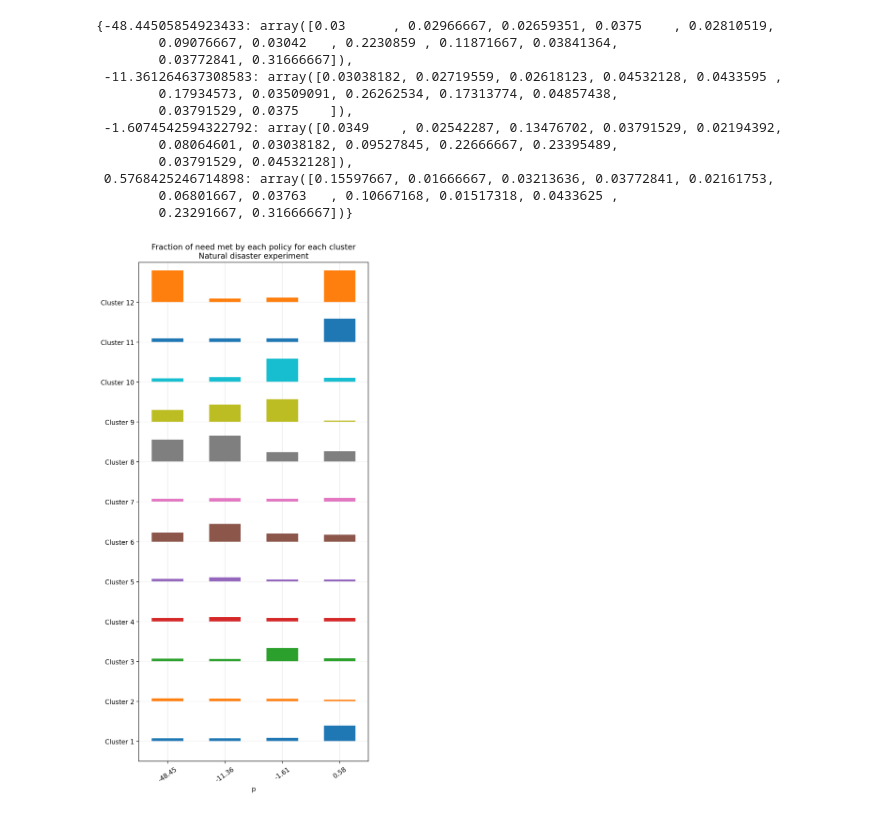
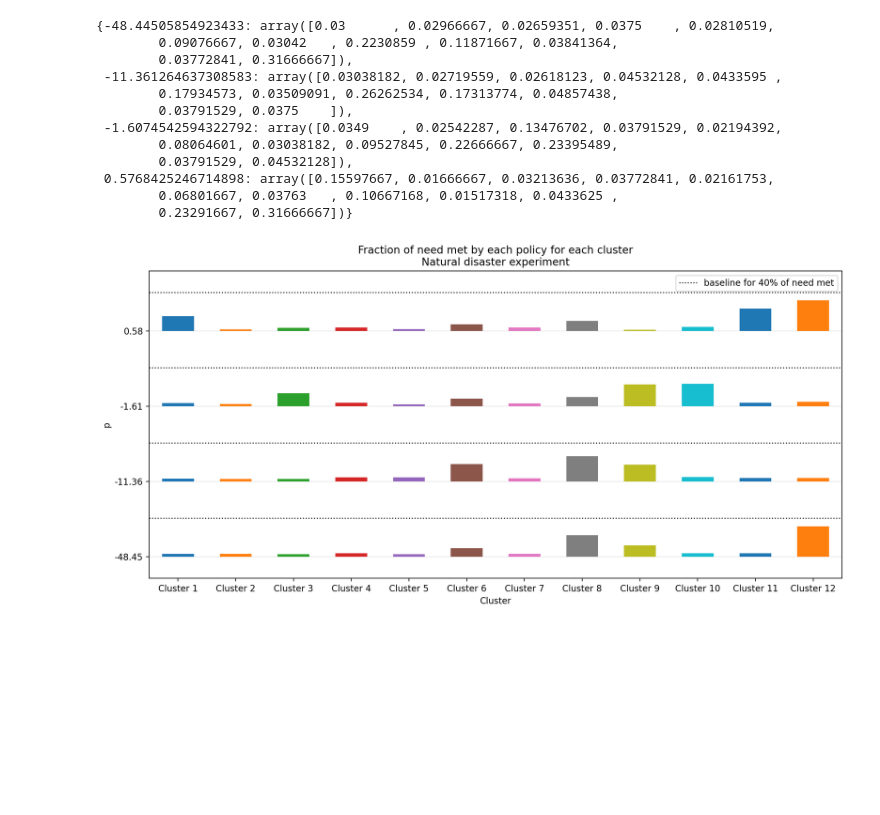
Before and after one commit to jaimoondra/approximation-portfolios-for-rl, a Jupyter notebook: notebooks/natural_disaster/visualize_portfolio.ipynb, the cells around one changed output. Drawn from its saved outputs; the diff is of its cells as text; code cells hidden in the pictures; blank space fills up the shorter version.

Commit message:
Resolve: take remote version of compute_portfolios.ipynb; update related files

```diff
--- a/notebooks/natural_disaster/visualize_portfolio.ipynb
+++ b/notebooks/natural_disaster/visualize_portfolio.ipynb
@@ -63,58 +75,69 @@ line_search_portfolio
         0.06801667, 0.03763   , 0.10667168, 0.01517318, 0.0433625 ,
         0.23291667, 0.31666667])}
 # %%
-# Plot
+# --- reshape for plotting ---
+p_vals = list(line_search_portfolio.keys())
+m = len(p_vals)                       # number of p's (now y-axis)
+n = len(next(iter(line_search_portfolio.values())))  # clusters (now x-axis)
 
-# --- reshape for plotting ---
-# Use evenly spaced x positions; keep original p values only as labels.
-p_vals = list(line_search_portfolio.keys())
-m = len(p_vals)                       # number of p's (columns)
-n = len(next(iter(line_search_portfolio.values())))  # clusters (rows)
+need_met_bl = .4
 
 # values[i, j] = value for Cluster i at p index j
 values = np.column_stack([line_search_portfolio[p] for p in p_vals])
 vmax = values.max()
 
-fig, ax = plt.subplots(figsize=(6, 12))
+fig, ax = plt.subplots(figsize=(12, 6))  # wide for clusters on x-axis
 
-row_h = 1.0            # vertical space per cluster row
-bar_w = 0.55           # width of each little bar (fixed)
+row_spacing = 0.7  # < 1 means less vertical space between p-values
+col_w = 0.55          # width of each vertical bar
+x0 = 0.0
 y0 = 0.0
-ax.set_xlim(-0.5, m - 0.5)
-ax.set_ylim(y0, y0 + n + 0.5)
+ax.set_xlim(-0.5, n - 0.5)
+height_scale = 0.9  # same factor you use for bar height
+ax.set_ylim(-0.2, (m - 1) * row_spacing + need_met_bl * height_scale + 0.2)
 
-# color per cluster (consistent across columns)
+# color per cluster (consistent across p-values)
 cmap = plt.get_cmap('tab10')
 cluster_colors = [cmap(i % 10) for i in range(n)]
 
-# draw bars
-for i in range(n):                 # cluster index (row)
-    y_center = y0 + i + 0.5
-    for j in range(m):             # p index (column)
-        x_center = j
-        h = (values[i, j] / vmax) * (row_h * 0.8)   # height proportional to value
+# draw vertical bars
+for j in range(m):  # p index
+    for i in range(n):  # cluster index
+        x_center = i
+        y_base = j * row_spacing
+        h = values[i, j] * height_scale
         rect = Rectangle(
-            (x_center - bar_w / 2, y_center),  # bottom-left
-            bar_w, h,
+            (x_center - col_w / 2, y_base),  # bottom-left
+            col_w, h,
             facecolor=cluster_colors[i],
             edgecolor='none'
         )
         ax.add_patch(rect)
 
-ax.set_yticks([y0 + i + 0.5 for i in range(n)])
-ax.set_yticklabels([f"Cluster {i+1}" for i in range(n)])
-ax.set_xticks(range(m))
-ax.set_xticklabels([f"{p:.2f}" for p in p_vals], rotation=35)
+# ticks/labels
+ax.set_xticks(range(n))
+ax.set_xticklabels([f"Cluster {i+1}" for i in range(n)])
+ax.set_yticks([j * row_spacing for j in range(m)])
+ax.set_yticklabels([f"{p:.2f}" for p in p_vals])
 
-ax.set_xlabel("p")
+ax.set_ylabel("p")
+ax.set_xlabel("Cluster")
 ax.set_title("Fraction of need met by each policy for each cluster\nNatural disaster experiment")
 
-# light vertical guides
+# horizontal guides and dotted baselines
 for j in range(m):
-    ax.axvline(j, color='0.9', lw=0.8, zorder=0)
-ax.grid(axis='y', color='0.95')
+    y_base = j * row_spacing
+    ax.axhline(y_base, color='0.9', lw=0.8, zorder=0)
+    ax.hlines(y_base + need_met_bl * height_scale, -0.5, n - 0.5,
+              linestyles='dotted', colors='k', lw=1.2, zorder=5)
+
+# legend
+baseline_label = f"baseline for {need_met_bl*100:.0f}% of need met"
+baseline_handle = mlines.Line2D([], [], color='k', linestyle='dotted',
+                                linewidth=1.2, label=baseline_label)
+ax.legend(handles=[baseline_handle], loc='upper right')
 
 plt.tight_layout()
 plt.show()
 # %% [output]
-[figure, old version]
+[figure, new version]
```
Also changed, not shown: parts of 3 cells of this notebook, 6 other files.
